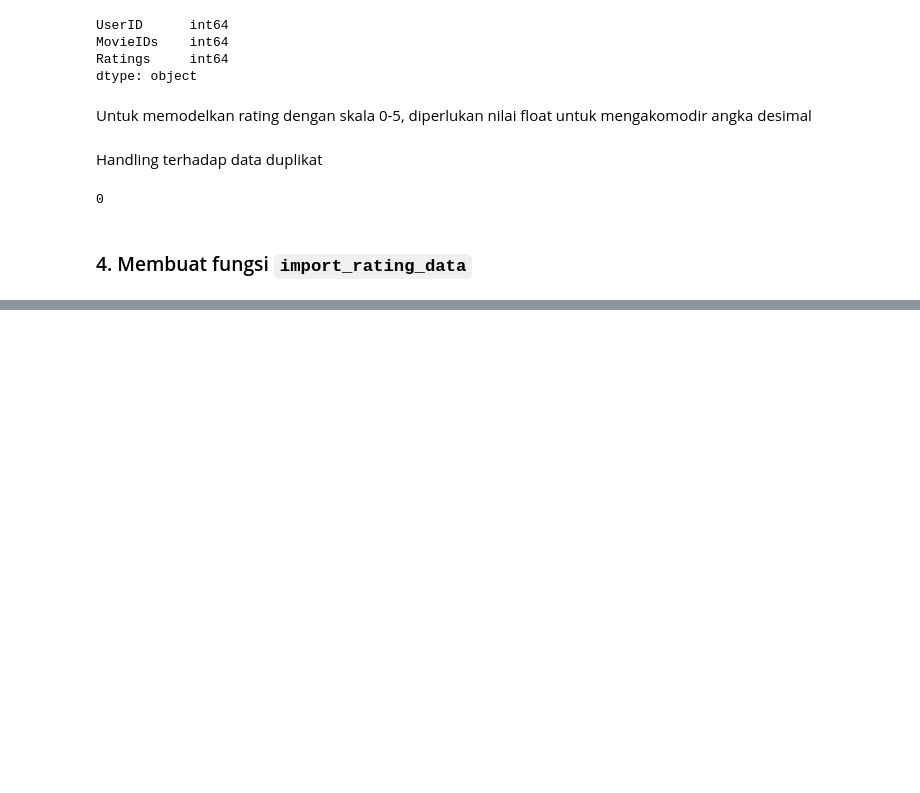
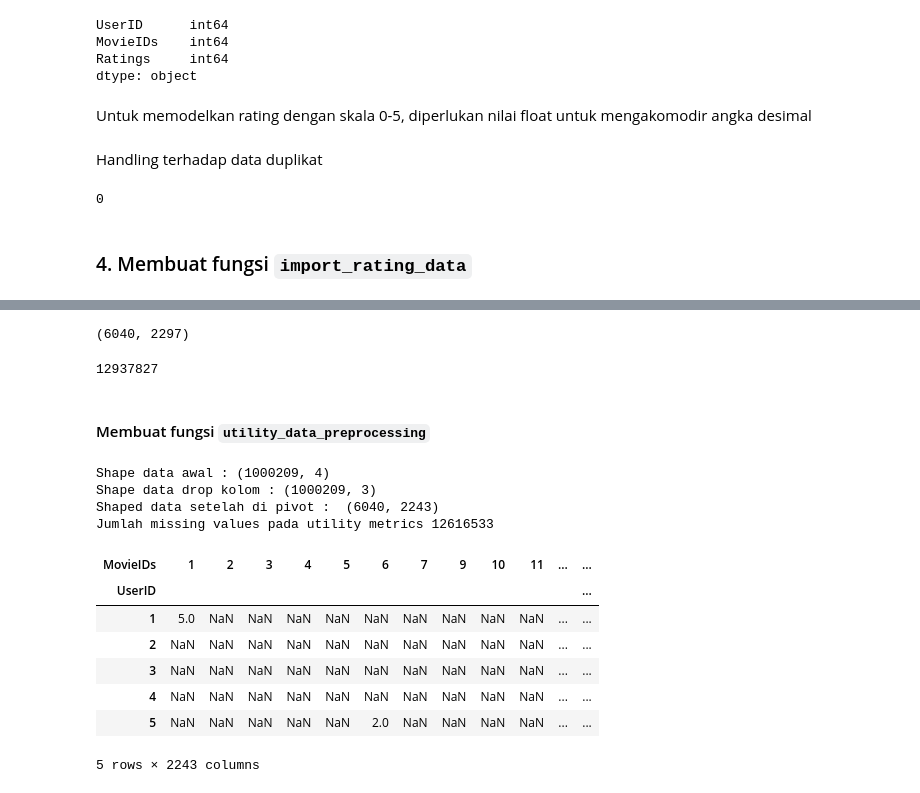
Before and after one commit to axeltanjung/movie_recsys, a Jupyter notebook: notebook/recommender_system.ipynb, the cells around one changed output, grey strips where cells are left out. Cells and saved outputs as stored; diff of their text form; code cells hidden in the pictures; blank space fills up the shorter version.

```diff
--- a/notebook/recommender_system.ipynb
+++ b/notebook/recommender_system.ipynb
@@ -94,0 +146,61 @@ def import_data_data(path, frac=0.01):
+# %%
+# Mengecek shape dari pivot_df_ratings
+pivot_df_ratings.shape
+# %% [output]
+(6040, 2297)
+# %%
+# Total rating data null
+pivot_df_ratings.isnull().sum().sum()
+# %% [output]
+12937827
+# %% [markdown]
+#### Membuat fungsi `utility_data_preprocessing`
+# %%
+def utility_data_preprocessing(path):
+    """"
+    Fungsi untuk melakukan pivot dari df_rating menjadi bentuk utility metrics
+
+    Parameters
+    ----------
+    path : str
+        Lokasi (path) menyimpan rating data
+
+    Returns
+    -------
+    pivot_df_ratings : pandas DataFrame
+        rating data dalam belum tabel yang sudah di pivot
+    """
+    # Import data
+
+    df_rating = import_rating_data(path)
+
+    # Pivot tabel
+    pivot_df_ratings = df_rating.pivot(index= 'UserID', columns='MovieIDs', values='Ratings')
+
+    # Shape data yang telah di pivot
+    print('Shaped data setelah di pivot : ', pivot_df_ratings.shape)
+
+    # Menghitung missing values
+    print('Jumlah missing values pada utility metrics :', pivot_df_ratings.isnull().sum().sum())
+
+    # Return pivot_df_ratings
+    return pivot_df_ratings
+# %%
+# Output fungsi pivot data
+pivot_df_ratings = utility_data_preprocessing(path = '../data/ratings.csv')
+# %% [output]
+Shape data awal : (1000209, 4)
+Shape data drop kolom : (1000209, 3)
+Shaped data setelah di pivot :  (6040, 2243)
+Jumlah missing values pada utility metrics 12616533
+# %%
+pivot_df_ratings.head()
+# %% [output]
+| MovieIDs | 1 | 2 | 3 | 4 | 5 | 6 | 7 | 9 | 10 | 11 | ... | ... |
+| UserID |  |  |  |  |  |  |  |  |  |  |  | ... |
+| 1 | 5.0 | NaN | NaN | NaN | NaN | NaN | NaN | NaN | NaN | NaN | ... | ... |
+| 2 | NaN | NaN | NaN | NaN | NaN | NaN | NaN | NaN | NaN | NaN | ... | ... |
+| 3 | NaN | NaN | NaN | NaN | NaN | NaN | NaN | NaN | NaN | NaN | ... | ... |
+| 4 | NaN | NaN | NaN | NaN | NaN | NaN | NaN | NaN | NaN | NaN | ... | ... |
+| 5 | NaN | NaN | NaN | NaN | NaN | 2.0 | NaN | NaN | NaN | NaN | ... | ... |
+5 rows × 2243 columns
```
Also changed, not shown: parts of 36 cells of this notebook.
